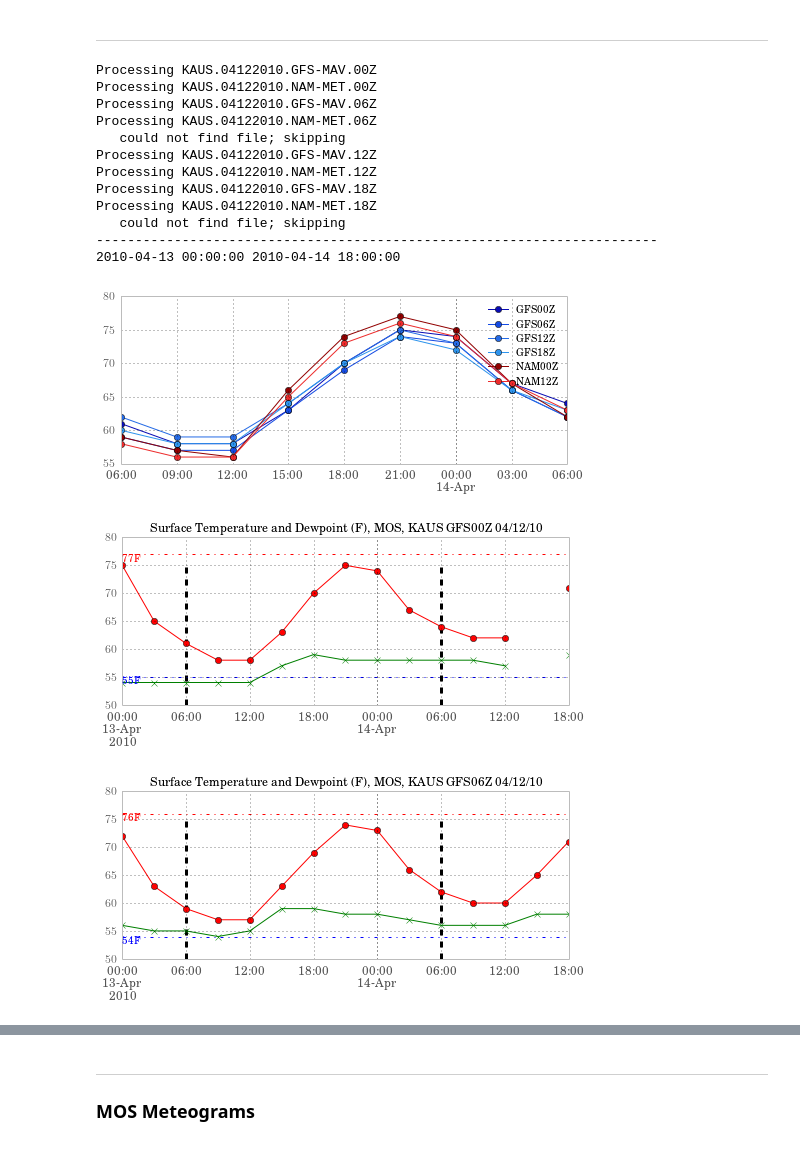
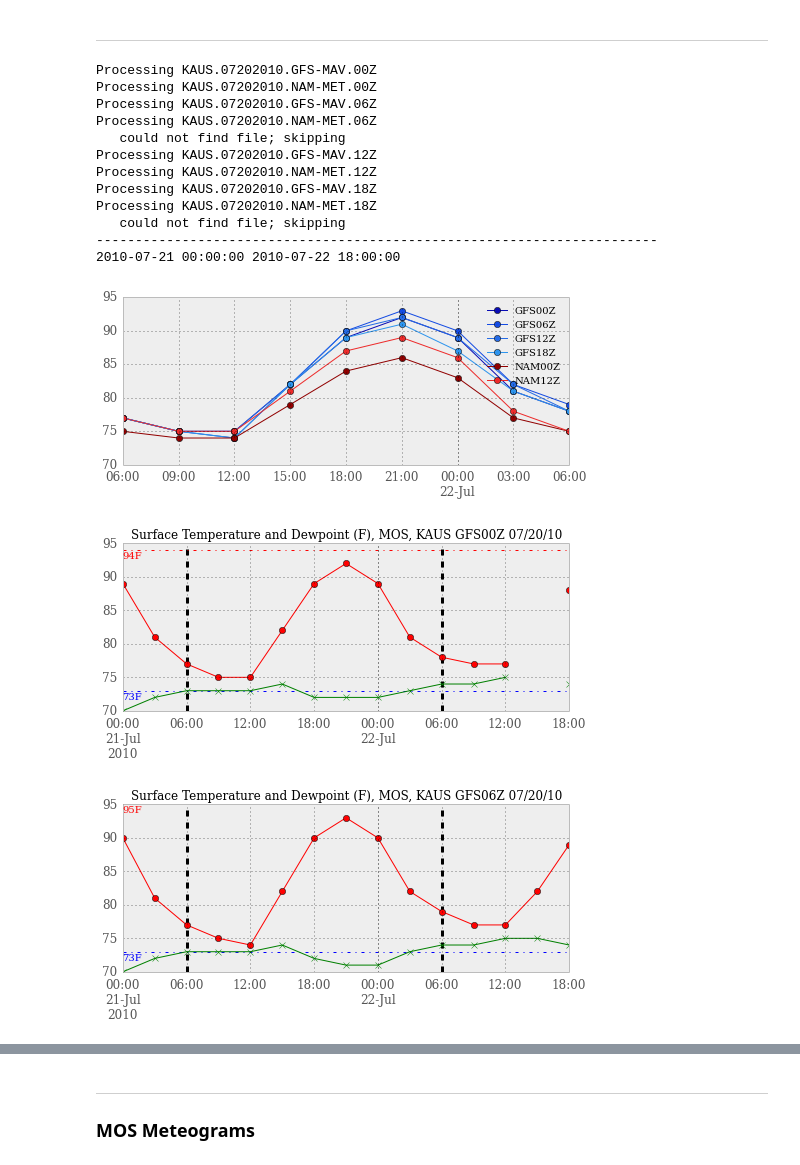
Before and after one commit to darothen/wxc, a Jupyter notebook: mosobs/mos_timeseries.ipynb, the cells around one changed output, grey strips where cells are left out. Cells and saved outputs as stored; diff of their text form; code cells hidden in the pictures.

```diff
--- a/mosobs/mos_timeseries.ipynb
+++ b/mosobs/mos_timeseries.ipynb
@@ -23,6 +23,7 @@ data_path = "data_arch/"
 
 import datetime
 import itertools
+from util.mos import process_MOS
 
 def concatenate_MOS(station, forecast_date, gfs=True, nam=True):
     """ Concatenate MOS forecasts from GFS and NAM corresponding to
@@ -54,7 +55,7 @@ def concatenate_MOS(station, forecast_date, gfs=True, nam=True):
 
     """
     mos_pattern = "%s.%02d%02d%4d.%s.%02dZ" # station, mm, dd, yyyy, model, hh
-    one_day = timedelta(days=1)
+    one_day = datetime.timedelta(days=1)
 
     ## Generate filenames of MOS data to read
     model_date = forecast_date - one_day
@@ -89,13 +90,13 @@ def concatenate_MOS(station, forecast_date, gfs=True, nam=True):
     return mos_panel, all_mos
 # %%
 STATION = "KAUS"
-forecast_date = datetime.datetime.strptime("2010-04-13", "%Y-%m-%d")
-model_date = forecast_date - timedelta(days=1)
+forecast_date = datetime.datetime.strptime("2010-07-21", "%Y-%m-%d")
+model_date = forecast_date - datetime.timedelta(days=1)
 fcst_begin = forecast_date
-fcst_end = fcst_begin + timedelta(days=1, hours=18)
+fcst_end = fcst_begin + datetime.timedelta(days=1, hours=18)
 
-fcst_bracket = [fcst_begin + timedelta(hours=6),
-                fcst_begin + timedelta(days=1, hours=6)]
+fcst_bracket = [fcst_begin + datetime.timedelta(hours=6),
+                fcst_begin + datetime.timedelta(days=1, hours=6)]
 
 mos_panel, all_mos = concatenate_MOS(STATION, forecast_date)
 print "--"*36
@@ -127,42 +128,42 @@ for key, color in zip(mos_panel, cc):
     fig_solo = figure(figsize=(8,3))
     ax_s = fig_solo.add_subplot(111)
     tp_s = data["TMP"].plot(ax=ax_s, style="o-r")
     dp_s = data["DPT"].plot(ax=ax_s, style="x-g")
 
     ylo, yhi = ax_s.get_ylim()
 
     #ax_s.set_ylim(65, 90)
     ax_s.vlines(fcst_bracket, ylo, yhi,
                 linestyle='dashed', linewidth=3)
     ax_s.hlines([maxmins['max'], maxmins['min']], fcst_begin, fcst_end,
                 linestyle='-.', colors=['r', 'b'])
     ax_s.text(fcst_begin, maxmins['max']-1.2, "%2dF" % maxmins['max'], color='r')
     ax_s.text(fcst_begin, maxmins['min']-1.2, "%2dF" % maxmins['min'], color='b')
 
     ax_s.set_title("Surface Temperature and Dewpoint (F), MOS, %s %s %s" %
                    (STATION, key, model_date.strftime("%m/%d/%y")))
 
 ax.legend(fontsize=10)
 ax.set_xlim(fcst_bracket)
 draw()
 
 ylo, yhi = ax.get_ylim()
 #ax.set_ylim(65, 90)
 
 show()
 # %% [output]
-Processing KAUS.04122010.GFS-MAV.00Z
-Processing KAUS.04122010.NAM-MET.00Z
-Processing KAUS.04122010.GFS-MAV.06Z
-Processing KAUS.04122010.NAM-MET.06Z
+Processing KAUS.07202010.GFS-MAV.00Z
+Processing KAUS.07202010.NAM-MET.00Z
+Processing KAUS.07202010.GFS-MAV.06Z
+Processing KAUS.07202010.NAM-MET.06Z
    could not find file; skipping
-Processing KAUS.04122010.GFS-MAV.12Z
-Processing KAUS.04122010.NAM-MET.12Z
-Processing KAUS.04122010.GFS-MAV.18Z
-Processing KAUS.04122010.NAM-MET.18Z
+Processing KAUS.07202010.GFS-MAV.12Z
+Processing KAUS.07202010.NAM-MET.12Z
+Processing KAUS.07202010.GFS-MAV.18Z
+Processing KAUS.07202010.NAM-MET.18Z
    could not find file; skipping
 ------------------------------------------------------------------------
-2010-04-13 00:00:00 2010-04-14 18:00:00
+2010-07-21 00:00:00 2010-07-22 18:00:00
-[figure, old version]
+[figure, new version]
-[figure, old version]
+[figure, new version]
-[figure, old version]
+[figure, new version]
```
Also changed, not shown: parts of 3 cells of this notebook, 1 other file.
